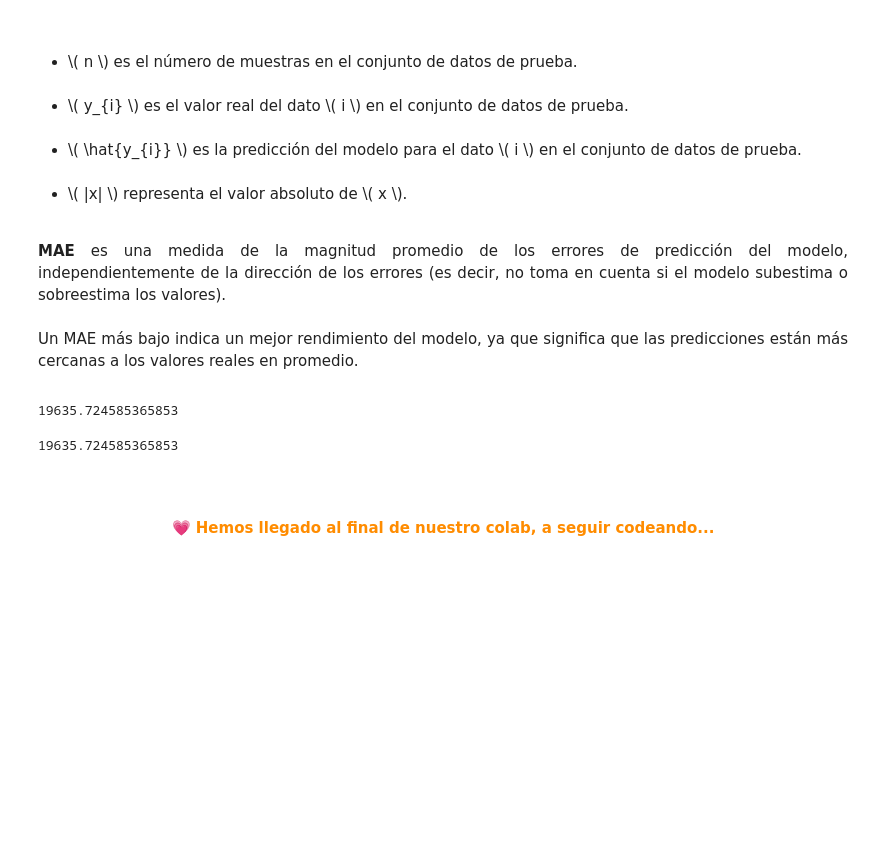
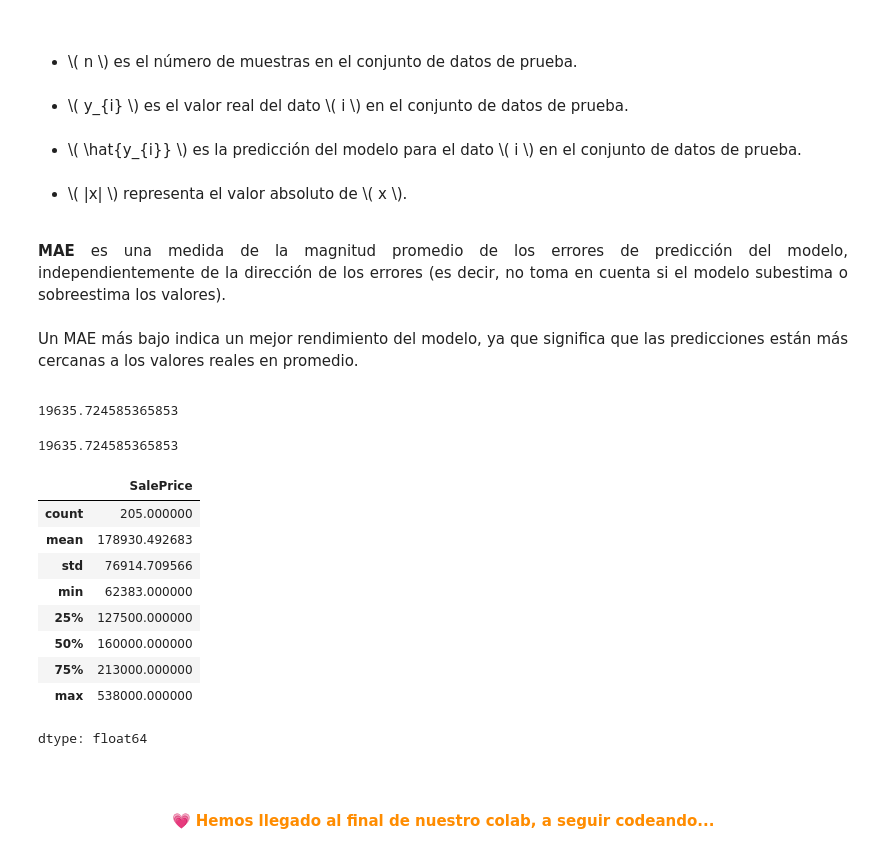
Before and after one commit to Viny2030/Aconcagua, a Jupyter notebook: scikit_001_01.ipynb, the cells around one changed output. Saved outputs shown, nothing was run; the diff lists cells and outputs as text; code cells hidden in the pictures; blank space fills up the shorter version.

```diff
--- a/scikit_001_01.ipynb
+++ b/scikit_001_01.ipynb
@@ -466,6 +466,19 @@ from sklearn.metrics import mean_absolute_error
 mean_absolute_error(y_test, y_pred)
 # %% [output]
 19635.724585365853
+# %%
+df.SalePrice.describe()
+# %% [output]
+|  | SalePrice |
+| count | 205.000000 |
+| mean | 178930.492683 |
+| std | 76914.709566 |
+| min | 62383.000000 |
+| 25% | 127500.000000 |
+| 50% | 160000.000000 |
+| 75% | 213000.000000 |
+| max | 538000.000000 |
+dtype: float64
 # %% [markdown]
 <br>
 <br>
```
